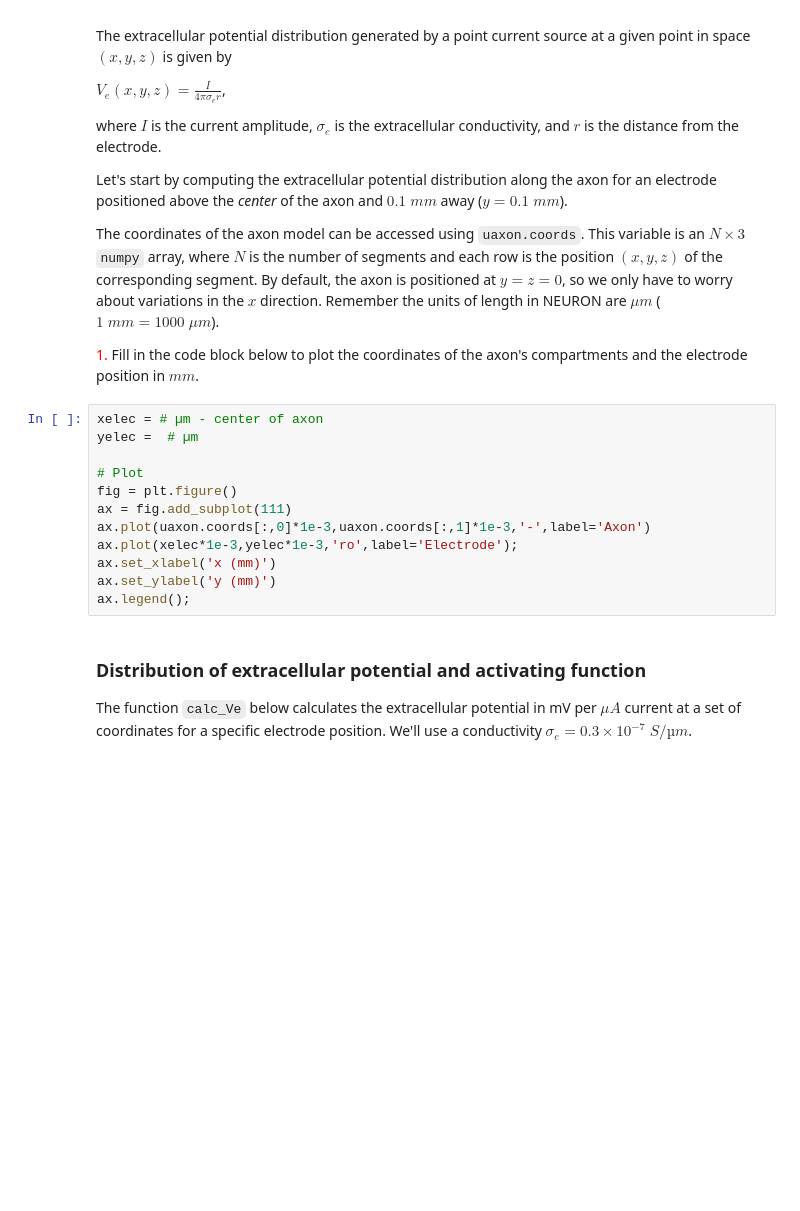
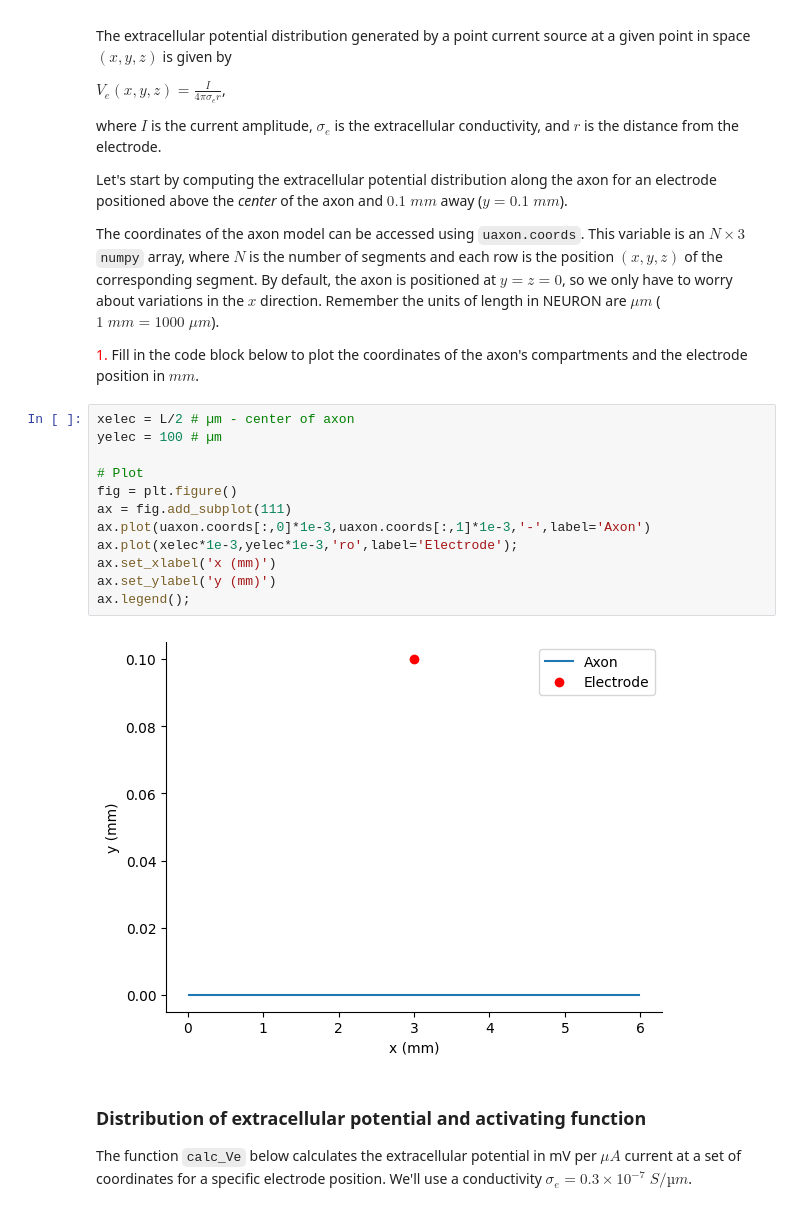
Before and after one commit to lw-miles24/12-CompModNervSys-ExtracellularStim, a Jupyter notebook: CompModNervSys_exercise12.ipynb, the cells around one changed output. Cells and saved outputs as stored; diff of their text form; blank space fills up the shorter version.

```diff
--- a/CompModNervSys_exercise12.ipynb
+++ b/CompModNervSys_exercise12.ipynb
@@ -94,17 +125,19 @@ The coordinates of the axon model can be accessed using `uaxon.coords`. This var
 
 <font color='red'> 1. </font> Fill in the code block below to plot the coordinates of the axon's compartments and the electrode position in $mm$.
 # %%
-xelec = # µm - center of axon
-yelec =  # µm
+xelec = L/2 # µm - center of axon
+yelec = 100 # µm
 
 # Plot
 fig = plt.figure()
 ax = fig.add_subplot(111)
 ax.plot(uaxon.coords[:,0]*1e-3,uaxon.coords[:,1]*1e-3,'-',label='Axon')
 ax.plot(xelec*1e-3,yelec*1e-3,'ro',label='Electrode');
 ax.set_xlabel('x (mm)')
 ax.set_ylabel('y (mm)')
 ax.legend();
+# %% [output]
+[figure, added]
 # %% [markdown]
 ### Distribution of extracellular potential and activating function
 
```
Also changed, not shown: parts of 12 cells of this notebook.
